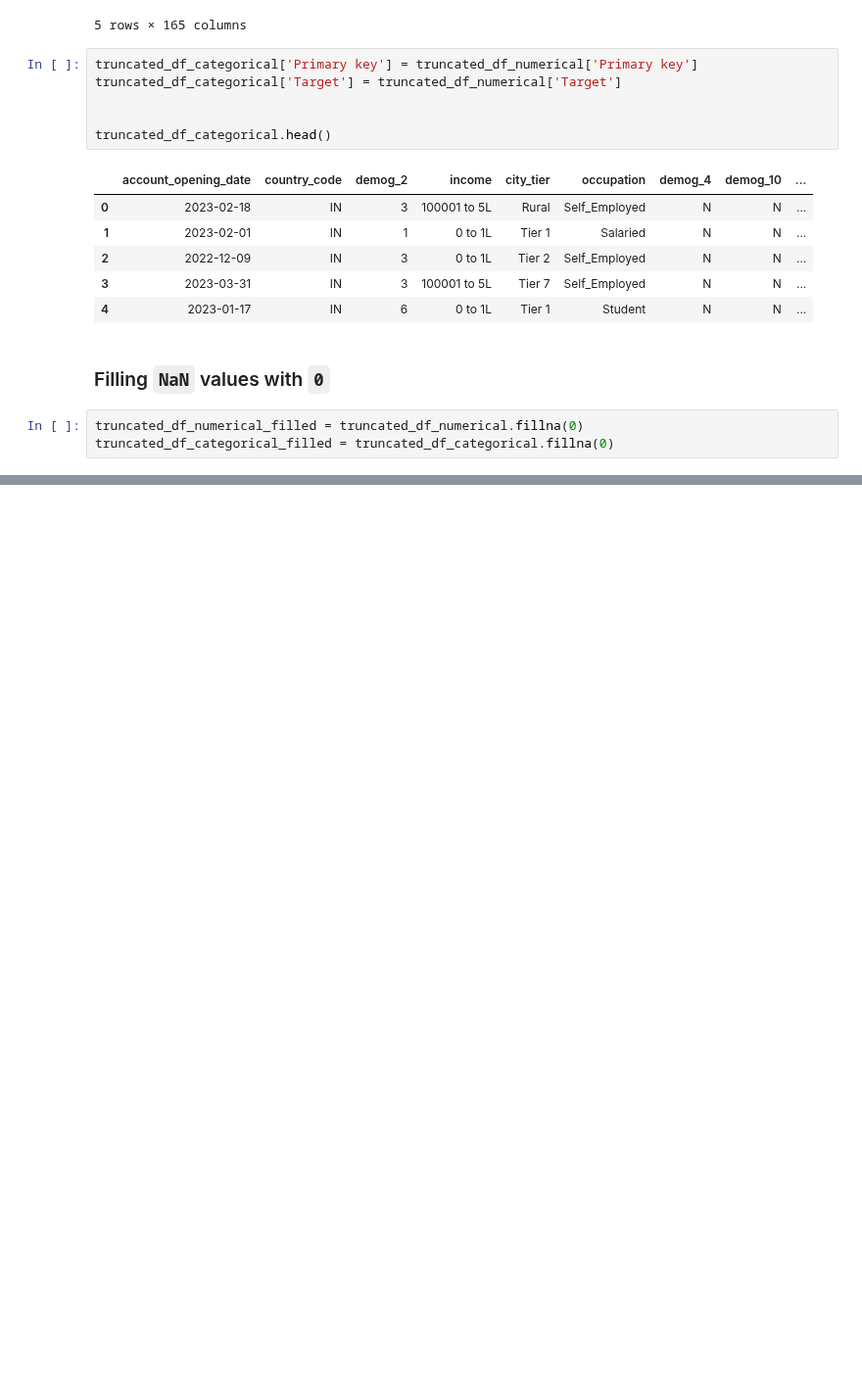
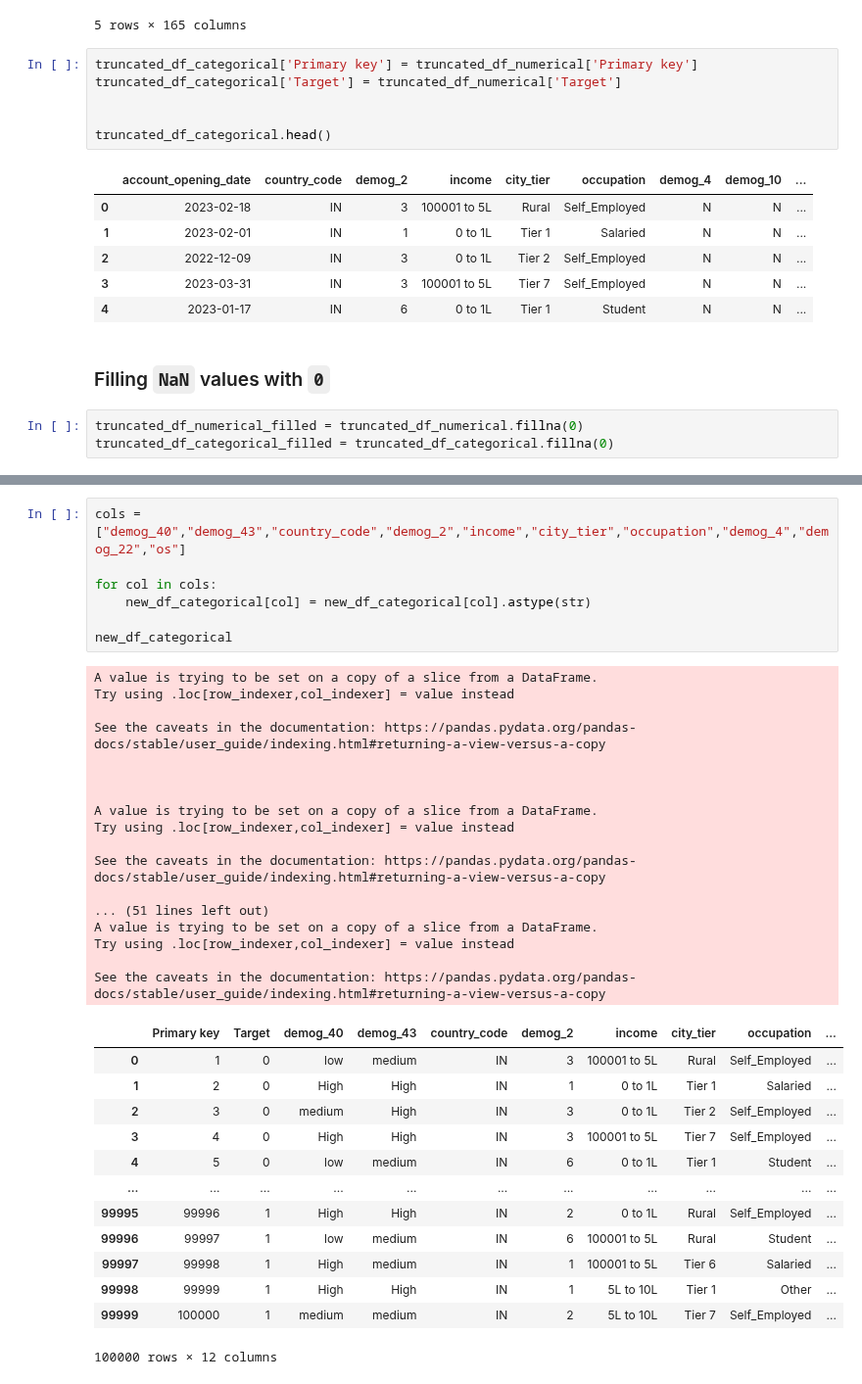
Before and after one commit to parth1egend/Convolve_Round2, a Jupyter notebook: code.ipynb, the cells around one changed output, grey strips where cells are left out. Shown at 98% size. Saved outputs shown, nothing was run; the diff lists cells and outputs as text; blank space fills up the shorter version.

```diff
--- a/code.ipynb
+++ b/code.ipynb
@@ -354,0 +475,38 @@ truncated_df_categorical_filled = truncated_df_categorical.fillna(0)
+# %%
+cols = ["demog_40","demog_43","country_code","demog_2","income","city_tier","occupation","demog_4","demog_22","os"]
+
+for col in cols:
+    new_df_categorical[col] = new_df_categorical[col].astype(str)
+
+new_df_categorical
+# %% [output]
+A value is trying to be set on a copy of a slice from a DataFrame.
+Try using .loc[row_indexer,col_indexer] = value instead
+
+See the caveats in the documentation: https://pandas.pydata.org/pandas-docs/stable/user_guide/indexing.html#returning-a-view-versus-a-copy
+
+
+
+A value is trying to be set on a copy of a slice from a DataFrame.
+Try using .loc[row_indexer,col_indexer] = value instead
+
+See the caveats in the documentation: https://pandas.pydata.org/pandas-docs/stable/user_guide/indexing.html#returning-a-view-versus-a-copy
+
+... (51 lines left out)
+A value is trying to be set on a copy of a slice from a DataFrame.
+Try using .loc[row_indexer,col_indexer] = value instead
+
+See the caveats in the documentation: https://pandas.pydata.org/pandas-docs/stable/user_guide/indexing.html#returning-a-view-versus-a-copy
+|  | Primary key | Target | demog_40 | demog_43 | country_code | demog_2 | income | city_tier | occupation | ... |
+| 0 | 1 | 0 | low | medium | IN | 3 | 100001 to 5L | Rural | Self_Employed | ... |
+| 1 | 2 | 0 | High | High | IN | 1 | 0 to 1L | Tier 1 | Salaried | ... |
+| 2 | 3 | 0 | medium | High | IN | 3 | 0 to 1L | Tier 2 | Self_Employed | ... |
+| 3 | 4 | 0 | High | High | IN | 3 | 100001 to 5L | Tier 7 | Self_Employed | ... |
+| 4 | 5 | 0 | low | medium | IN | 6 | 0 to 1L | Tier 1 | Student | ... |
+| ... | ... | ... | ... | ... | ... | ... | ... | ... | ... | ... |
+| 99995 | 99996 | 1 | High | High | IN | 2 | 0 to 1L | Rural | Self_Employed | ... |
+| 99996 | 99997 | 1 | low | medium | IN | 6 | 100001 to 5L | Rural | Student | ... |
+| 99997 | 99998 | 1 | High | medium | IN | 1 | 100001 to 5L | Tier 6 | Salaried | ... |
+| 99998 | 99999 | 1 | High | High | IN | 1 | 5L to 10L | Tier 1 | Other | ... |
+| 99999 | 100000 | 1 | medium | medium | IN | 2 | 5L to 10L | Tier 7 | Self_Employed | ... |
+100000 rows × 12 columns
```
Also changed, not shown: parts of 29 cells of this notebook.
